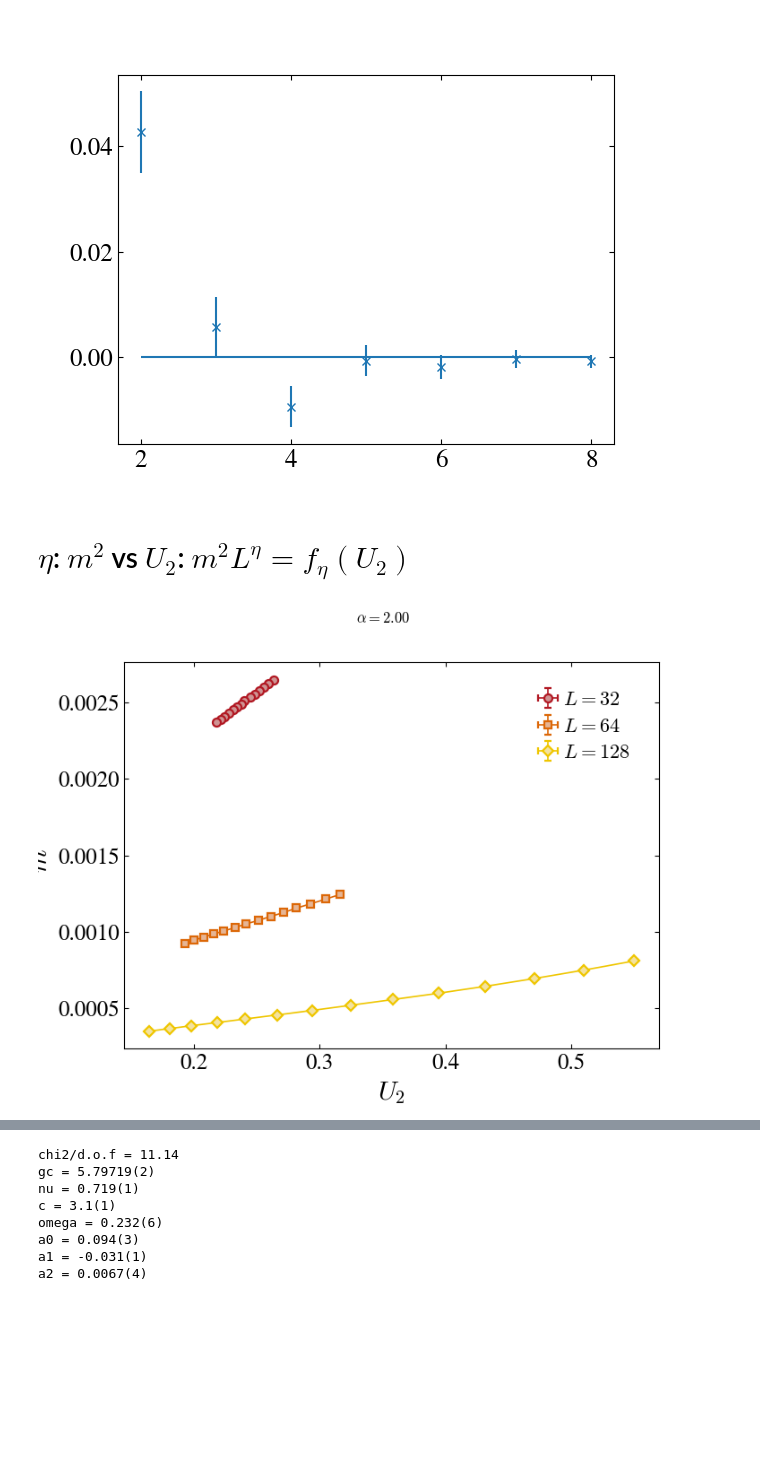
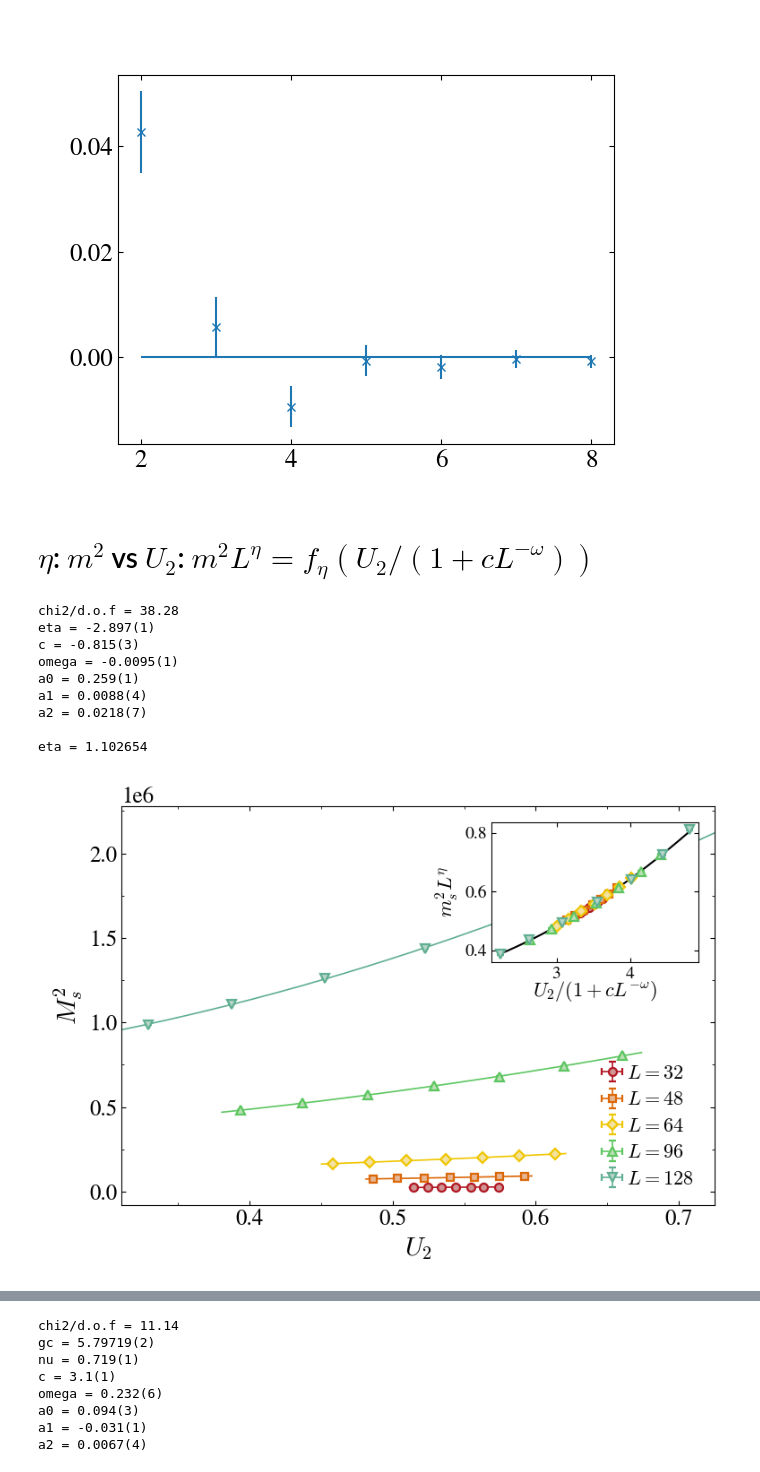
Before and after one commit to DanielReschq/Python_analysis_tools, a Jupyter notebook: analysis.ipynb, the cells around one changed output, grey strips where cells are left out. Drawn from its saved outputs; the diff is of its cells as text; code cells hidden in the pictures; blank space fills up the shorter version.

```diff
--- a/analysis.ipynb
+++ b/analysis.ipynb
@@ -13,6 +13,7 @@ import matplotlib.pyplot as plt
 from matplotlib.lines import Line2D
 import pandas as pd
 import FS3
+import scipy as sp
 import Plot_definitions as pld
 import Collected_runs as cr
 
@@ -36,6 +37,7 @@ mpl.rcParams.update(
         "ytick.major.right": "on",
         "xtick.top": True,
         "ytick.right": True,
+        "figure.autolayout": True,
     }
 )
 
@@ -322,24 +725,70 @@ plt.show()
 # %% [output]
 [figure]
 # %% [markdown]
-# $\eta$: $m^2$ vs $U_2$: $m^2L^{\eta}=f_{\eta}(U_2)$
+# $\eta$: $m^2$ vs $U_2$: $m^2L^{\eta}=f_{\eta}(U_2/(1+cL^{-\omega}))$
 # %%
-plt.close('all')
-
-path = ["/home/daniel/Master_thesis/Data/Leo4DataJ/runs_Js000"]
-
+plt.close("all")
+dic = parameter_dictJ
+alpha = 4.0
+index = list(dic["alpha"]).index(alpha)
+path = [
+    dic["path_to_data"] + "runs" + dic["sigma"][index],
+    # "/home/daniel/Master_thesis/Data/runs_Js000",
+]
 cl_runs = cr.collected_runs(path, True, cutoff=100)
 
-data,_,_ = cl_runs.get_x_vs_y_data(
+cl_runs.select(LRange=dic["LRange"][index], gRange=dic["gRange"][index])
+
+data, _, _ = cl_runs.get_x_vs_y_data(xname="binder", yname="mag2", plot=False)
+
+
+fitFunc = cr.fitfunc(
+    fstring="f(x/(1+c*L**(-omega)))*L**(-eta)*2",  # *2 because eta here is eta+4 because of M = m*N = 2*L**2*m
+    vars=["eta", "c", "omega"],
+    #fstring="f(x)*L**(-eta)*2",
+    #vars=["eta"],
+    polyOrder=2,
+)
+
+fit_res = cr.fit_data(data, fitFunc, start_params=[dic["eta"][index] - 4.0], fitSummary=True)
+params, dparams, redChi2, mesg, ierr = fit_res
+var = fitFunc.unpack(params)
+dvar = fitFunc.unpack(dparams)
+
+fig = cr.plot_fit(data, fitFunc, fit_res, xlabel=r"$U_2$", ylabel=r"$M_s^2$")
+
+print("eta = %f" % (var["eta"] + 4))
+
+dataCollapse, _, _ = cl_runs.get_x_vs_y_data(
     xname="binder",
     yname="mag2",
-    xfunc="x",
-    yfunc="y/(Ns**2)",
-    plot=True,
+    xfunc="x/(1+c*L**(-omega))",
+    yfunc="y*L**(eta)/2",  # /2 because eta here is eta+4 because of M = m*N = 2*L**2*m
+    arg=var,
+    plot=False,
     xscale="linear",
     yscale="linear",
-    xlabel="",
-    ylabel="",
+    xlabel=r"$/(1+cL^{-\omega})$",
+    ylabel=r"$L^{\eta}$",
 )
+
+inset = cr.plot_DataCollapse(
+    dataCollapse,
+    fitFunc,
+    fit_res,
+    xlabel=r"$U_2/(1+cL^{-\omega})$",
+    ylabel=r"$m_s^2L^{\eta}$",
+    insetFigure=fig,
+    loc=3,
+)
 # %% [output]
+chi2/d.o.f = 38.28
+eta = -2.897(1)
+c = -0.815(3)
+omega = -0.0095(1)
+a0 = 0.259(1)
+a1 = 0.0088(4)
+a2 = 0.0218(7)
+
+eta = 1.102654
-[figure, old version]
+[figure, new version]
```
Also changed, not shown: parts of 32 cells of this notebook, 4 other files.
